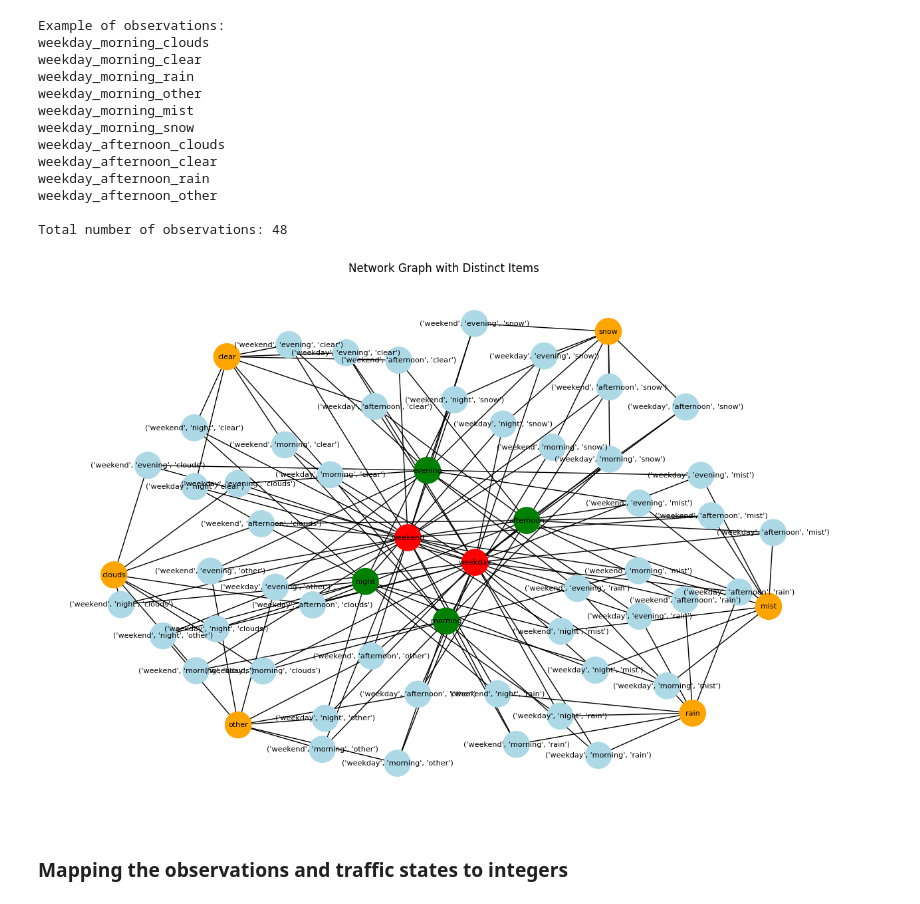
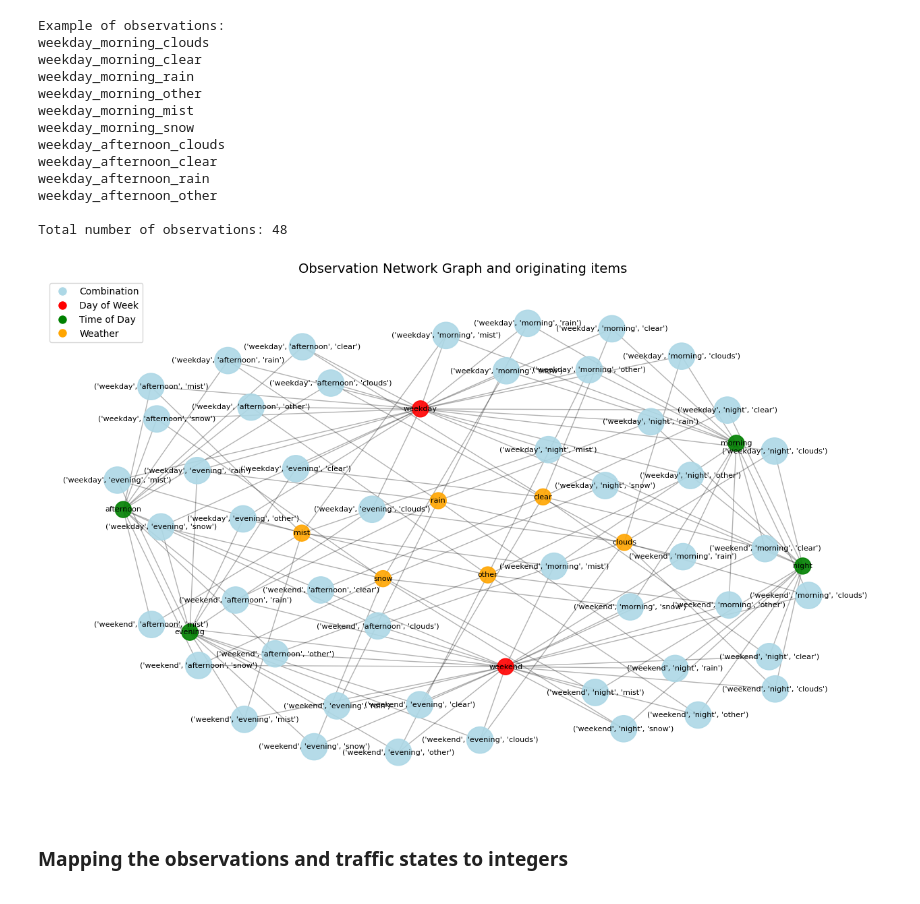
Before and after one commit to jepe06/TMBD_M02, a Jupyter notebook: assignment2.ipynb, the cells around one changed output. Drawn from its saved outputs; the diff is of its cells as text; code cells hidden in the pictures.

Commit message:
Updated the nb.
Changed the assessment periods to match those of the test subset. Improved the network graph, and removed unnecessary code (using df, eliminated df2).

```diff
--- a/assignment2.ipynb
+++ b/assignment2.ipynb
@@ -106,7 +106,7 @@ time_of_day = {
     "evening": range(18, 24)
 }
 
-temperture = {
+temperature = {
     "cold": range(-30, 0),
     "cool": range(0, 10),
     "mild": range(10, 20),
@@ -147,9 +147,8 @@ df['time_of_day'] = df['date_time'].apply(get_time_of_day)
 df['weekend'] = df['date_time'].apply(is_weekend)
 df['weather'] = df['weather_main'].apply(convert_weather)
 
-df2 = df.drop(columns=['holiday', 'rain_1h', 'snow_1h', 'clouds_all', 'weather_main', 'weather_description'])
-df = df.drop(columns=['date_time', 'holiday', 'rain_1h', 'snow_1h', 'clouds_all', 'weather_main', 'weather_description'])
-order = ['temp', 'time_of_day', 'weather', 'weekend', 'traffic_volume']
+df = df.drop(columns=['holiday', 'rain_1h', 'snow_1h', 'clouds_all', 'weather_main', 'weather_description'])
+order = ['date_time', 'temp', 'time_of_day', 'weather', 'weekend', 'traffic_volume']
 df = df[order]
 # %% [markdown]
 ### Categorize the traffic volume
@@ -256,43 +255,56 @@ Total number of observations: 48
 # %%
 observations_graph = list(product(day_of_week_categories, time_of_day_categories, weather_categories))
 
 # Create a graph
 G = nx.Graph()
 
 # Add nodes for items and combinations
 for combination in observations_graph:
     G.add_node(combination, type="combination")
     for item in combination:
         G.add_node(item, type="item")
         G.add_edge(item, combination)
 
-# Define colors based on origin
+# Define colors and sizes based on origin
 node_colors = []
+node_sizes = []
 for node in G.nodes:
     if isinstance(node, tuple):  # Combination nodes
         node_colors.append("lightblue")
+        node_sizes.append(800)  # Larger size for combinations
     elif node in day_of_week_categories:  # Items from list1
         node_colors.append("red")
+        node_sizes.append(300)  # Smaller size for items
     elif node in time_of_day_categories:  # Items from list2
         node_colors.append("green")
+        node_sizes.append(300)
     elif node in weather_categories:  # Items from list3
         node_colors.append("orange")
+        node_sizes.append(300)
 
 # Draw the graph
-plt.figure(figsize=(12, 8))
-pos = nx.spring_layout(G, seed=42)
-nx.draw(
-    G,
-    pos,
-    with_labels=True,
-    node_size=800,  # Smaller size for items and combinations
-    font_size=8,
-    node_color=node_colors
+plt.figure(figsize=(16, 10))
+pos = nx.kamada_kawai_layout(G)  # Improved layout for aesthetics
+edges = nx.draw_networkx_edges(G, pos, alpha=0.3)  # Transparent edges
+nodes = nx.draw_networkx_nodes(
+    G, pos, node_size=node_sizes, node_color=node_colors, alpha=0.9
 )
-plt.title("Network Graph with Distinct Items")
+labels = nx.draw_networkx_labels(G, pos, font_size=8)
+
+# Add a legend
+legend_elements = [
+    plt.Line2D([0], [0], marker="o", color="w", label="Combination", markerfacecolor="lightblue", markersize=10),
+    plt.Line2D([0], [0], marker="o", color="w", label="Day of Week", markerfacecolor="red", markersize=10),
+    plt.Line2D([0], [0], marker="o", color="w", label="Time of Day", markerfacecolor="green", markersize=10),
+    plt.Line2D([0], [0], marker="o", color="w", label="Weather", markerfacecolor="orange", markersize=10),
+]
+plt.legend(handles=legend_elements, loc="upper left", fontsize=10)
+
+plt.title("Observation Network Graph and originating items", fontsize=14)
+plt.axis("off")
 plt.show()
 # %% [output]
-[figure, old version]
+[figure, new version]
 # %% [markdown]
 ### Mapping the observations and traffic states to integers
 # %%
```
Also changed, not shown: parts of 14 cells of this notebook, 1 other file.
